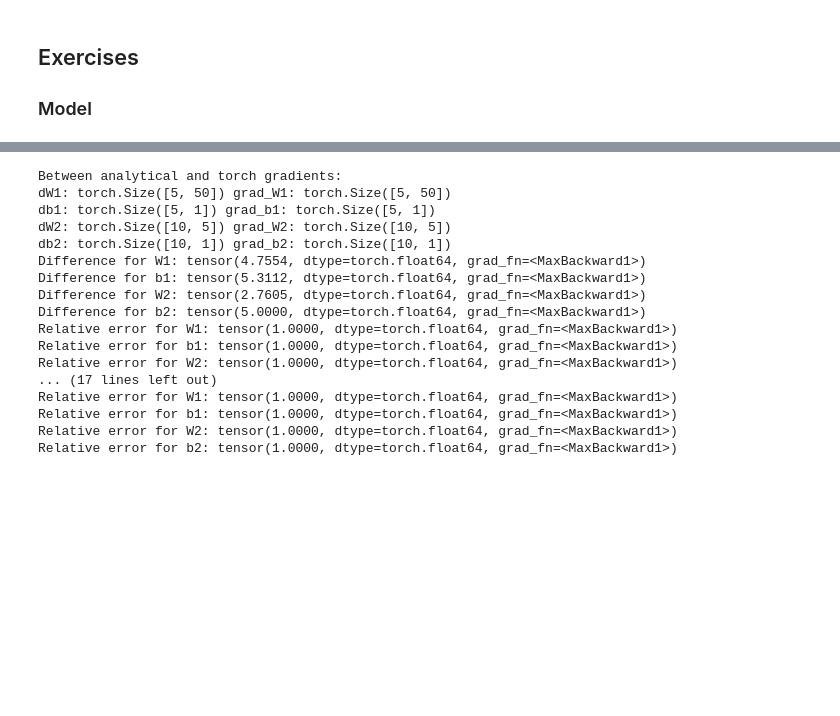
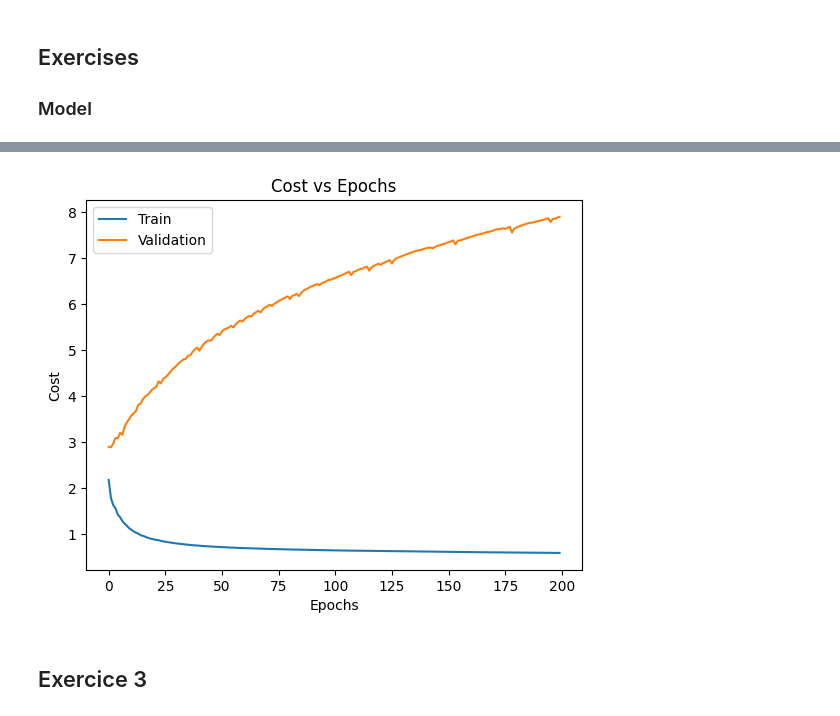
Before and after one commit to ttperr/DD2424-DL-KTH, a Jupyter notebook: Assignment2/Assignment2.ipynb, the cells around one changed output, grey strips where cells are left out. Drawn from its saved outputs; the diff is of its cells as text; code cells hidden in the pictures; blank space fills up the shorter version.

```diff
--- a/Assignment2/Assignment2.ipynb
+++ b/Assignment2/Assignment2.ipynb
@@ -256,20 +261,31 @@ torch.Size([5, 50]) torch.Size([5, 1]) torch.Size([10, 5]) torch.Size([10, 1])
-# %%
-self.check_grad()
-# %% [output]
-Between analytical and torch gradients:
-dW1: torch.Size([5, 50]) grad_W1: torch.Size([5, 50])
-db1: torch.Size([5, 1]) grad_b1: torch.Size([5, 1])
-dW2: torch.Size([10, 5]) grad_W2: torch.Size([10, 5])
-db2: torch.Size([10, 1]) grad_b2: torch.Size([10, 1])
-Difference for W1: tensor(4.7554, dtype=torch.float64, grad_fn=<MaxBackward1>)
-Difference for b1: tensor(5.3112, dtype=torch.float64, grad_fn=<MaxBackward1>)
-Difference for W2: tensor(2.7605, dtype=torch.float64, grad_fn=<MaxBackward1>)
-Difference for b2: tensor(5.0000, dtype=torch.float64, grad_fn=<MaxBackward1>)
-Relative error for W1: tensor(1.0000, dtype=torch.float64, grad_fn=<MaxBackward1>)
-Relative error for b1: tensor(1.0000, dtype=torch.float64, grad_fn=<MaxBackward1>)
-Relative error for W2: tensor(1.0000, dtype=torch.float64, grad_fn=<MaxBackward1>)
-... (17 lines left out)
-Relative error for W1: tensor(1.0000, dtype=torch.float64, grad_fn=<MaxBackward1>)
-Relative error for b1: tensor(1.0000, dtype=torch.float64, grad_fn=<MaxBackward1>)
-Relative error for W2: tensor(1.0000, dtype=torch.float64, grad_fn=<MaxBackward1>)
-Relative error for b2: tensor(1.0000, dtype=torch.float64, grad_fn=<MaxBackward1>)
+# %%
+n = 100
+hidden_size = 5
+
+X_train_ = X_train[:, :n]
+Y_train_ = Y_train[:, :n]
+y_train_ = y_train[:n]
+X_val_ = X_val[:, :n]
+Y_val_ = Y_val[:, :n]
+y_val_ = y_val[:n]
+X_test_ = X_test[:, :n]
+Y_test_ = Y_test[:, :n]
+y_test_ = y_test[:n]
+
+classifier = Classifier(X_train_, X_val_, X_test_, Y_train_,
+                    Y_val_, Y_test_, y_train_, y_val_, y_test_, eta=0.005, lambd=0.0)
+classifier.preprocess()
+classifier.initialize_weights(hidden_size)
+classifier.mini_batch_gd(20, 200)
+# %%
+plt.plot(classifier.costs_train, label='Train')
+plt.plot(classifier.costs_val, label='Validation')
+plt.xlabel('Epochs')
+plt.ylabel('Cost')
+plt.title('Cost vs Epochs')
+plt.legend()
+plt.show()
+# %% [output]
+[figure, added]
+# %% [markdown]
+## Exercice 3
```
Also changed, not shown: parts of 4 cells of this notebook.
